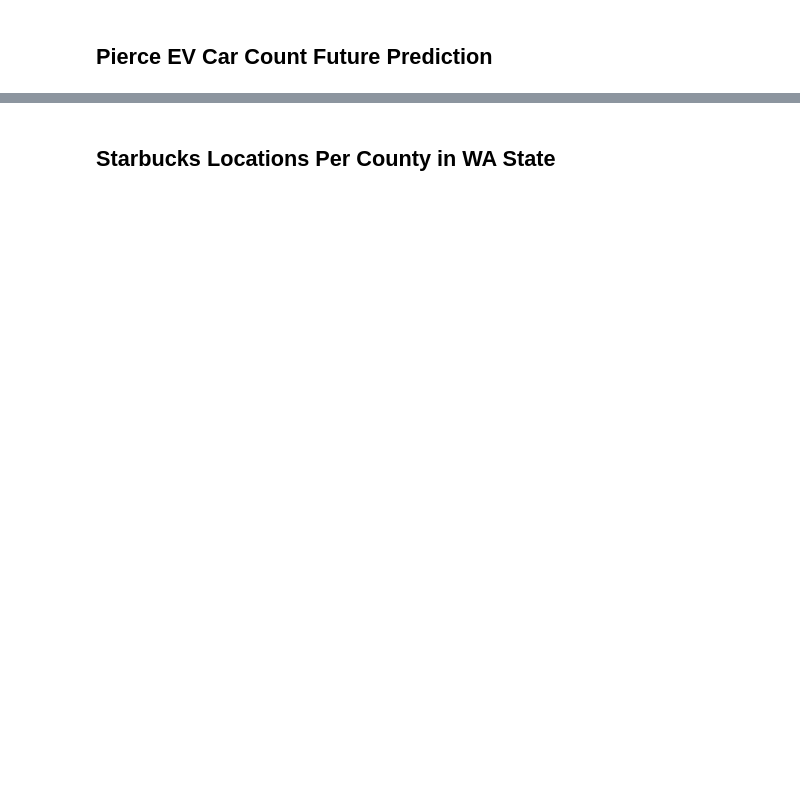
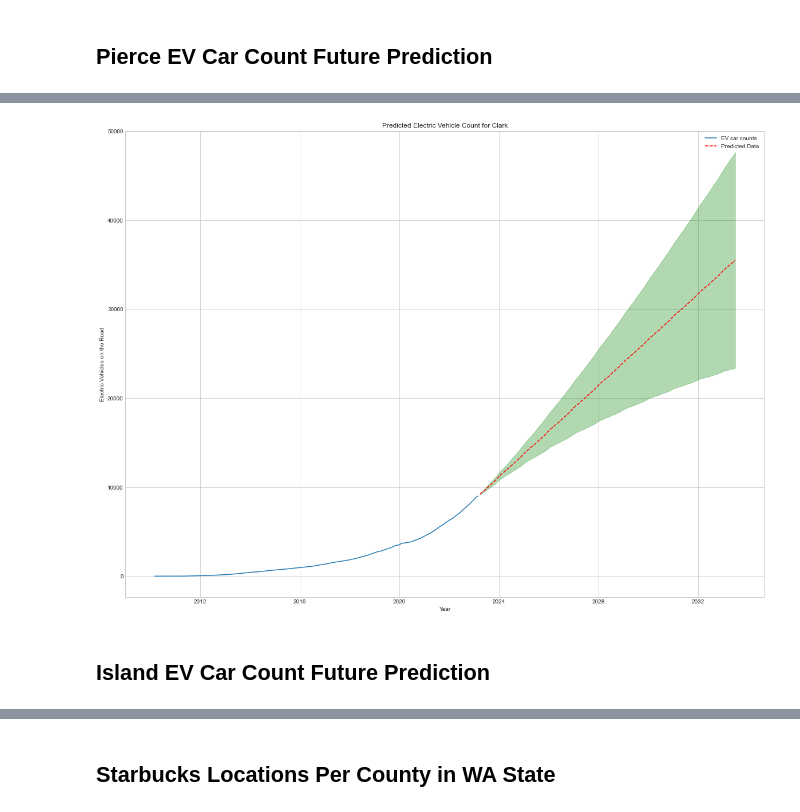
Before and after one commit to chiawang/EV-charing-station, a Jupyter notebook: EV Charging Station Demand in Washington States Analysis-checkpoint.ipynb, the cells around one changed output, grey strips where cells are left out. Saved outputs shown, nothing was run; the diff lists cells and outputs as text; code cells hidden in the pictures; blank space fills up the shorter version.

```diff
--- a/EV Charging Station Demand in Washington States Analysis-checkpoint.ipynb
+++ b/EV Charging Station Demand in Washington States Analysis-checkpoint.ipynb
@@ -521,0 +526,9 @@ df_Pierce_preds = get_prediction(Pierce_County_Model, county_information['Pierce
+# %%
+#splitting dataset into train and test sets for validation
+train_Clark, test_Clark = train_test_split_ts(county_information['Clark']['df'], 0.80, 0.20)
+# %%
+from statsmodels.tsa.statespace.sarimax import SARIMAX
+Clark_County_Model = SARIMAX(county_information['Clark']['df'], order=(1,1,0),
+                seasonal_order=(0,1,0,12), enforce_invertibility=False,
+                enforce_stationarity=False).fit()
+print(Pierce_County_Model.summary())
@@ -521,0 +553,6 @@ df_Pierce_preds = get_prediction(Pierce_County_Model, county_information['Pierce
+# %%
+df_Clark_preds = get_prediction(Clark_County_Model, county_information['Clark']['df'], test_Clark, 'Clark', plot=True)
+# %% [output]
+[figure, added]
+# %% [markdown]
+## Island EV Car Count Future Prediction
```
Also changed, not shown: parts of 19 cells of this notebook.
